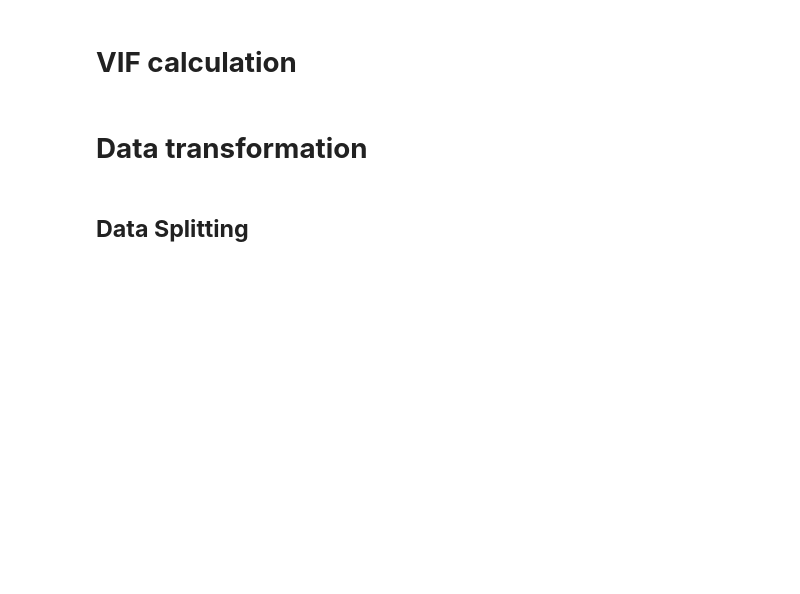
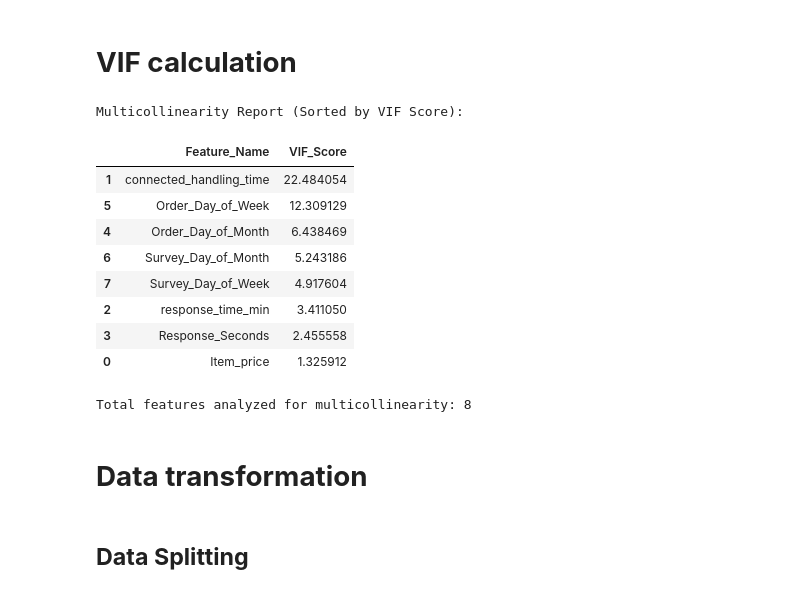
Before and after one commit to amol004/E-Commerce-Customer-Satisfaction-Score-Prediction-Deep-Learning, a Jupyter notebook: E_Commerce_Customer_Satisfaction_Score_Prediction.ipynb, the cells around one changed output. Cells and saved outputs as stored; diff of their text form; code cells hidden in the pictures; blank space fills up the shorter version.

```diff
--- a/E_Commerce_Customer_Satisfaction_Score_Prediction.ipynb
+++ b/E_Commerce_Customer_Satisfaction_Score_Prediction.ipynb
@@ -699,21 +831,27 @@ print(df.dtypes)
 # %% [markdown]
 # **VIF calculation**
-# %%
-from statsmodels.stats.outliers_influence import variance_inflation_factor
-
-# Filter for numerical columns only, excluding the target 'CSAT Score'
-numeric_df = df.select_dtypes(include=[np.number]).drop(columns=['CSAT Score'], errors='ignore')
-
-# Calculate VIF
-vif_data = pd.DataFrame()
-vif_data["Feature"] = numeric_df.columns
-vif_data["VIF"] = [variance_inflation_factor(numeric_df.values, i) for i in range(numeric_df.shape[1])]
-
-print("VIF Results:")
-print(vif_data)
-
-print("\nUpdated Dataframe Head:")
-display(df.head())
+# %%
+def calculate_vif(df):
+    vif_data = pd.DataFrame()
+    vif_data["Feature"] = numeric_data.columns
+    vif_data["VIF"] = [variance_inflation_factor(numeric_data.values, i) for i in range(numeric_data.shape[1])]
+    return vif_data
+
+# Assuming df is your DataFrame containing the features
+vif_results = calculate_vif(df)
+print(vif_results)
+# %% [output]
+Multicollinearity Report (Sorted by VIF Score):
+|  | Feature_Name | VIF_Score |
+| 1 | connected_handling_time | 22.484054 |
+| 5 | Order_Day_of_Week | 12.309129 |
+| 4 | Order_Day_of_Month | 6.438469 |
+| 6 | Survey_Day_of_Month | 5.243186 |
+| 7 | Survey_Day_of_Week | 4.917604 |
+| 2 | response_time_min | 3.411050 |
+| 3 | Response_Seconds | 2.455558 |
+| 0 | Item_price | 1.325912 |
+Total features analyzed for multicollinearity: 8
 # %% [markdown]
 # **Data transformation**
 # %%
```
Also changed, not shown: parts of 8 cells of this notebook.
